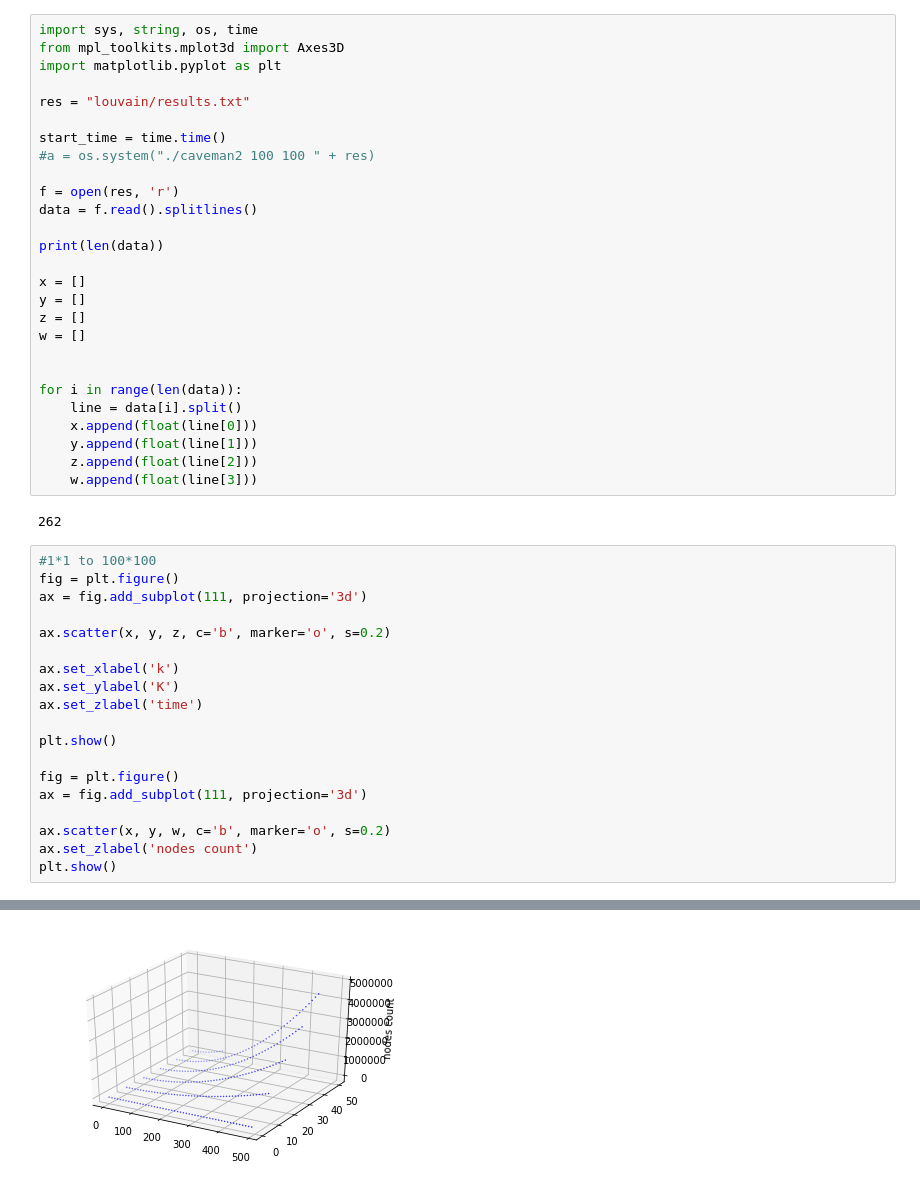
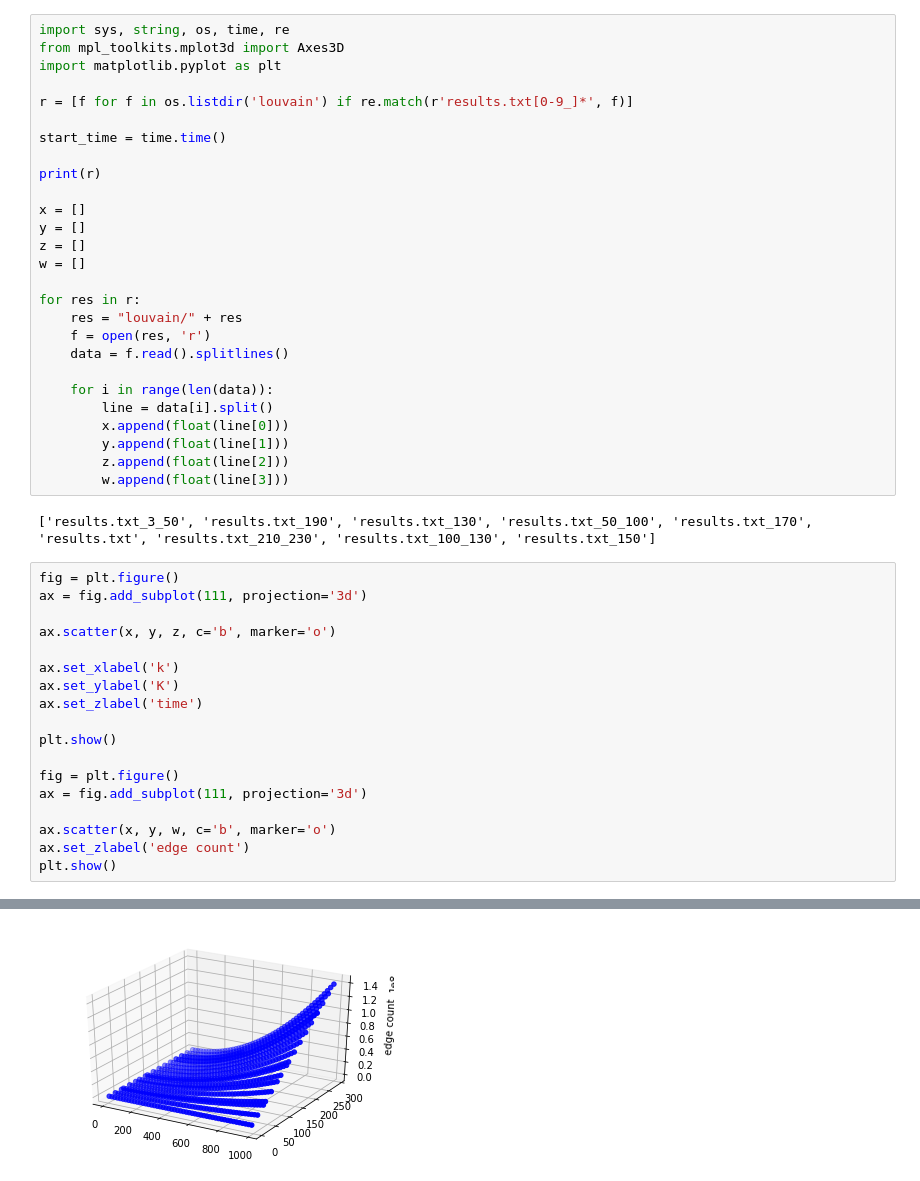
Before and after one commit to cpcdoy/Very-Large-Graph, a Jupyter notebook: Community.ipynb, the cells around one changed output, grey strips where cells are left out. Cells and saved outputs as stored; diff of their text form.

```diff
--- a/Community.ipynb
+++ b/Community.ipynb
@@ -1,38 +1,37 @@
 # %%
-import sys, string, os, time
+import sys, string, os, time, re
 from mpl_toolkits.mplot3d import Axes3D
 import matplotlib.pyplot as plt
 
-res = "louvain/results.txt"
+r = [f for f in os.listdir('louvain') if re.match(r'results.txt[0-9_]*', f)]
 
 start_time = time.time()
-#a = os.system("./caveman2 100 100 " + res)
 
-f = open(res, 'r')
-data = f.read().splitlines()
-
-print(len(data))
+print(r)
 
 x = []
 y = []
 z = []
 w = []
 
+for res in r:
+    res = "louvain/" + res
+    f = open(res, 'r')
+    data = f.read().splitlines()
 
-for i in range(len(data)):
-    line = data[i].split()
-    x.append(float(line[0]))
-    y.append(float(line[1]))
-    z.append(float(line[2]))
-    w.append(float(line[3]))
+    for i in range(len(data)):
+        line = data[i].split()
+        x.append(float(line[0]))
+        y.append(float(line[1]))
+        z.append(float(line[2]))
+        w.append(float(line[3]))
 # %% [output]
-262
+['results.txt_3_50', 'results.txt_190', 'results.txt_130', 'results.txt_50_100', 'results.txt_170', 'results.txt', 'results.txt_210_230', 'results.txt_100_130', 'results.txt_150']
 # %%
-#1*1 to 100*100
 fig = plt.figure()
 ax = fig.add_subplot(111, projection='3d')
 
-ax.scatter(x, y, z, c='b', marker='o', s=0.2)
+ax.scatter(x, y, z, c='b', marker='o')
 
 ax.set_xlabel('k')
 ax.set_ylabel('K')
@@ -43,7 +42,7 @@ plt.show()
 fig = plt.figure()
 ax = fig.add_subplot(111, projection='3d')
 
-ax.scatter(x, y, w, c='b', marker='o', s=0.2)
-ax.set_zlabel('nodes count')
+ax.scatter(x, y, w, c='b', marker='o')
+ax.set_zlabel('edge count')
 plt.show()
 # %% [output]
@@ -51,4 +50,4 @@ plt.show()
-[figure, old version]
+[figure, new version]
 # %%
 import numpy as np
 
```
Also changed, not shown: parts of 2 cells of this notebook, 6 other files.
